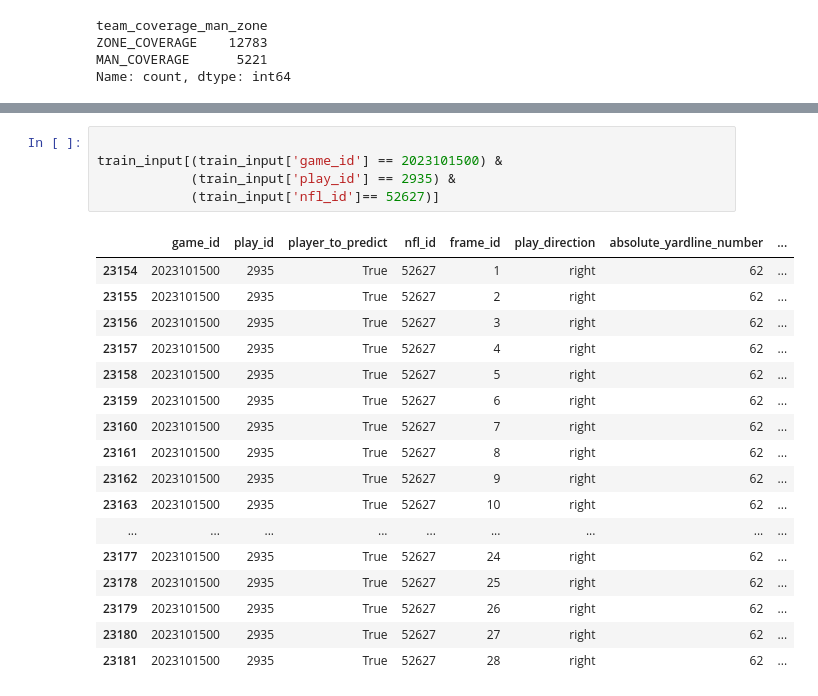
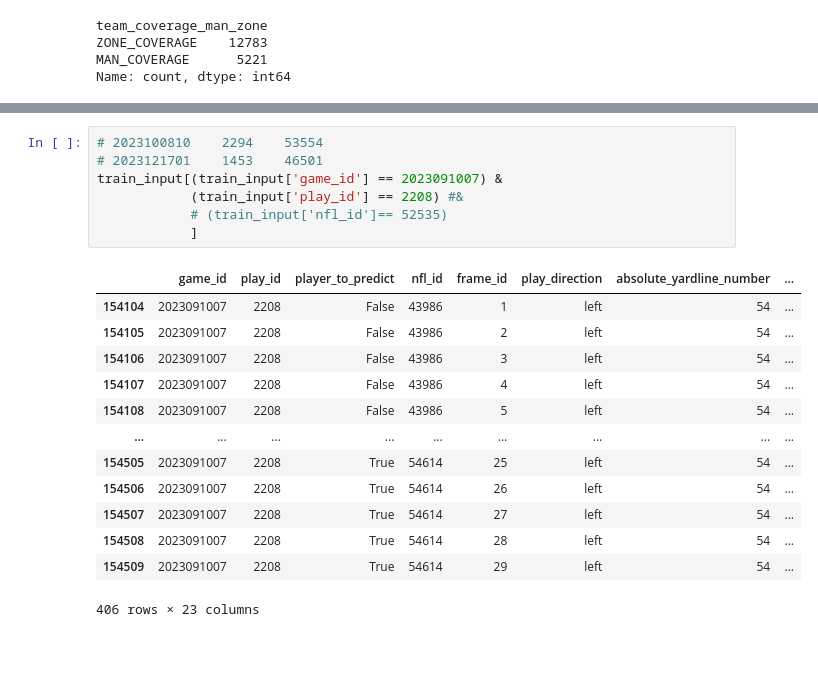
Before and after one commit to kevniu95/bdb-26, a Jupyter notebook: analytics_pred_catch_analysis.ipynb, the cells around one changed output, grey strips where cells are left out. Drawn from its saved outputs; the diff is of its cells as text; blank space fills up the shorter version.

```diff
--- a/analytics_pred_catch_analysis.ipynb
+++ b/analytics_pred_catch_analysis.ipynb
@@ -2314,26 +2512,24 @@ local_submission[(local_submission['game_id'] == 2023101500) &
 # %%
-
-train_input[(train_input['game_id'] == 2023101500) &
-            (train_input['play_id'] == 2935) &
-            (train_input['nfl_id']== 52627)]
+# 2023100810	2294	53554
+# 2023121701	1453	46501
+train_input[(train_input['game_id'] == 2023091007) &
+            (train_input['play_id'] == 2208) #&
+            # (train_input['nfl_id']== 52535)
+            ]
 # %% [output]
 |  | game_id | play_id | player_to_predict | nfl_id | frame_id | play_direction | absolute_yardline_number | ... |
-| 23154 | 2023101500 | 2935 | True | 52627 | 1 | right | 62 | ... |
-| 23155 | 2023101500 | 2935 | True | 52627 | 2 | right | 62 | ... |
-| 23156 | 2023101500 | 2935 | True | 52627 | 3 | right | 62 | ... |
-| 23157 | 2023101500 | 2935 | True | 52627 | 4 | right | 62 | ... |
-| 23158 | 2023101500 | 2935 | True | 52627 | 5 | right | 62 | ... |
-| 23159 | 2023101500 | 2935 | True | 52627 | 6 | right | 62 | ... |
-| 23160 | 2023101500 | 2935 | True | 52627 | 7 | right | 62 | ... |
-| 23161 | 2023101500 | 2935 | True | 52627 | 8 | right | 62 | ... |
-| 23162 | 2023101500 | 2935 | True | 52627 | 9 | right | 62 | ... |
-| 23163 | 2023101500 | 2935 | True | 52627 | 10 | right | 62 | ... |
+| 154104 | 2023091007 | 2208 | False | 43986 | 1 | left | 54 | ... |
+| 154105 | 2023091007 | 2208 | False | 43986 | 2 | left | 54 | ... |
+| 154106 | 2023091007 | 2208 | False | 43986 | 3 | left | 54 | ... |
+| 154107 | 2023091007 | 2208 | False | 43986 | 4 | left | 54 | ... |
+| 154108 | 2023091007 | 2208 | False | 43986 | 5 | left | 54 | ... |
 | ... | ... | ... | ... | ... | ... | ... | ... | ... |
-| 23177 | 2023101500 | 2935 | True | 52627 | 24 | right | 62 | ... |
-| 23178 | 2023101500 | 2935 | True | 52627 | 25 | right | 62 | ... |
-| 23179 | 2023101500 | 2935 | True | 52627 | 26 | right | 62 | ... |
-| 23180 | 2023101500 | 2935 | True | 52627 | 27 | right | 62 | ... |
-| 23181 | 2023101500 | 2935 | True | 52627 | 28 | right | 62 | ... |
+| 154505 | 2023091007 | 2208 | True | 54614 | 25 | left | 54 | ... |
+| 154506 | 2023091007 | 2208 | True | 54614 | 26 | left | 54 | ... |
+| 154507 | 2023091007 | 2208 | True | 54614 | 27 | left | 54 | ... |
+| 154508 | 2023091007 | 2208 | True | 54614 | 28 | left | 54 | ... |
+| 154509 | 2023091007 | 2208 | True | 54614 | 29 | left | 54 | ... |
+406 rows × 23 columns
 # %%
 filtered[filtered['nfl_id'] == 45004].sort_values('delta', ascending= False).head(20)
 # %% [output]
```
Also changed, not shown: parts of 36 cells of this notebook.
